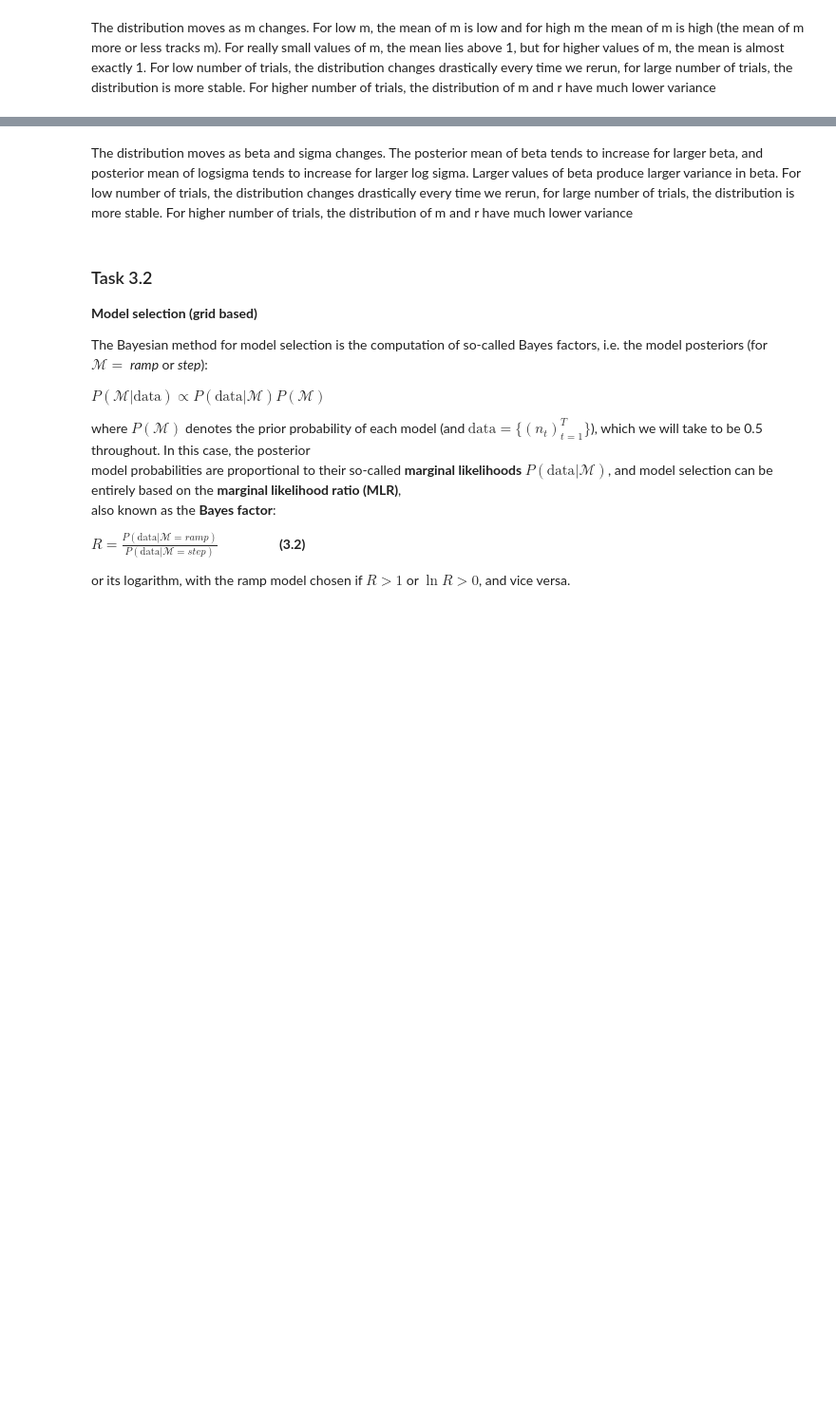
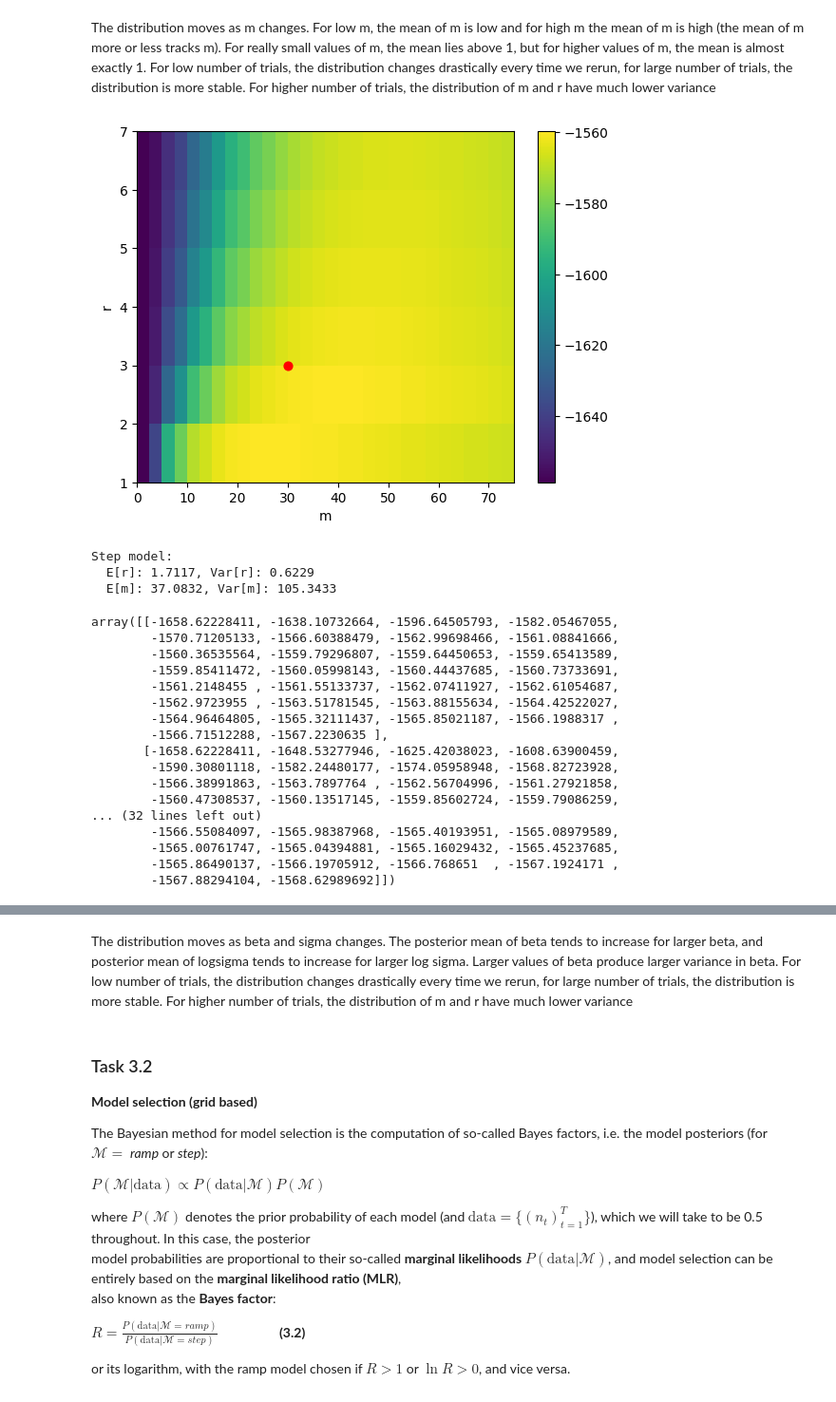
Before and after one commit to ericyh/Neural_Data_Processing, a Jupyter notebook: GG3_project.ipynb, the cells around one changed output, grey strips where cells are left out. Shown at 95% size. Drawn from its saved outputs; the diff is of its cells as text; code cells hidden in the pictures; blank space fills up the shorter version.

```diff
--- a/GG3_project.ipynb
+++ b/GG3_project.ipynb
@@ -2080,3 +2079,27 @@ def calculate_ramp_model_posterior(M, T, N_trials, beta, sigma, plot = False):
     print(f"  E[log(sigma)]: {mean_sigma - 5:.4f}, Var[log(sigma)]: {var_sigma:.4f}")
 
     return log_posterior_ramp
+# %%
+calculate_step_model_posterior(M=30, T=100, N_trials=20, r = 3, m = 30, plot=True)
+# %% [output]
+[figure, added]
+Step model:
+  E[r]: 1.7117, Var[r]: 0.6229
+  E[m]: 37.0832, Var[m]: 105.3433
+array([[-1658.62228411, -1638.10732664, -1596.64505793, -1582.05467055,
+        -1570.71205133, -1566.60388479, -1562.99698466, -1561.08841666,
+        -1560.36535564, -1559.79296807, -1559.64450653, -1559.65413589,
+        -1559.85411472, -1560.05998143, -1560.44437685, -1560.73733691,
+        -1561.2148455 , -1561.55133737, -1562.07411927, -1562.61054687,
+        -1562.9723955 , -1563.51781545, -1563.88155634, -1564.42522027,
+        -1564.96464805, -1565.32111437, -1565.85021187, -1566.1988317 ,
+        -1566.71512288, -1567.2230635 ],
+       [-1658.62228411, -1648.53277946, -1625.42038023, -1608.63900459,
+        -1590.30801118, -1582.24480177, -1574.05958948, -1568.82723928,
+        -1566.38991863, -1563.7897764 , -1562.56704996, -1561.27921858,
+        -1560.47308537, -1560.13517145, -1559.85602724, -1559.79086259,
+... (32 lines left out)
+        -1566.55084097, -1565.98387968, -1565.40193951, -1565.08979589,
+        -1565.00761747, -1565.04394881, -1565.16029432, -1565.45237685,
+        -1565.86490137, -1566.19705912, -1566.768651  , -1567.1924171 ,
+        -1567.88294104, -1568.62989692]])
```
Also changed, not shown: parts of 37 cells of this notebook.
